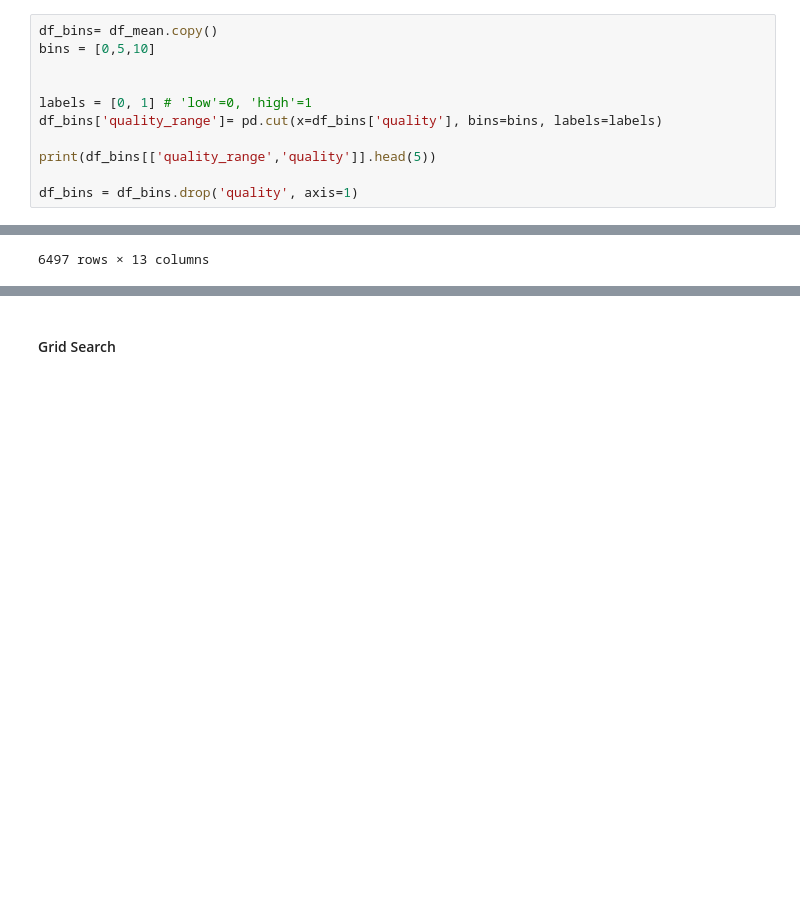
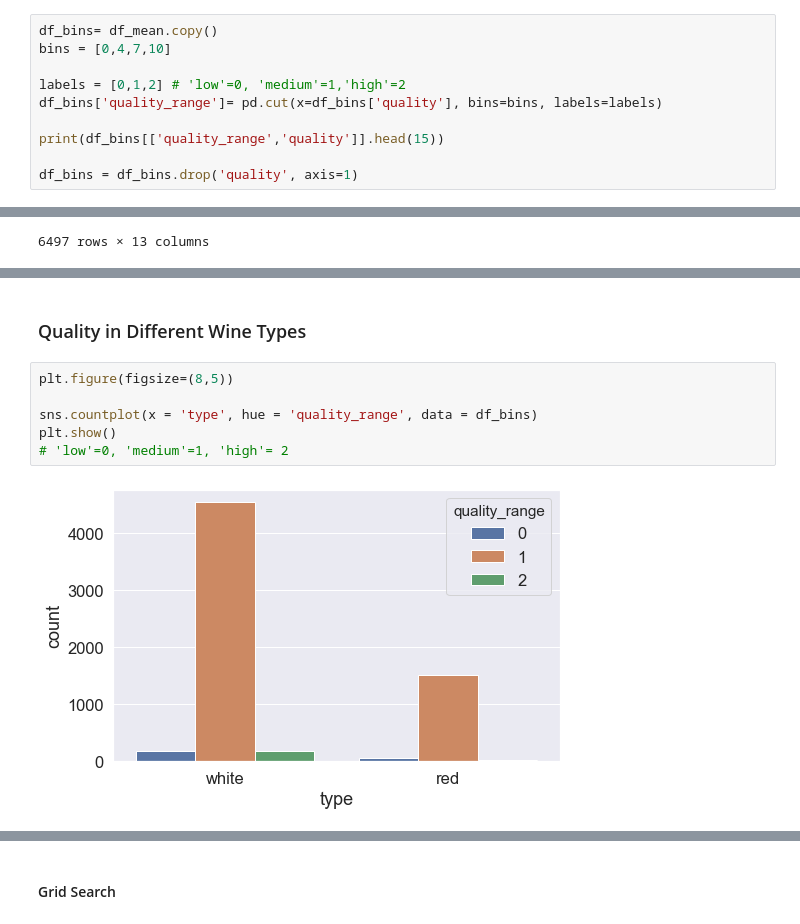
Before and after one commit to Jingyi-Yan/applied_data_science, a Jupyter notebook: Project_JingyiYan/notebooks/Final Project.ipynb, the cells around one changed output, grey strips where cells are left out. Drawn from its saved outputs; the diff is of its cells as text; blank space fills up the shorter version.

```diff
--- a/Project_JingyiYan/notebooks/Final Project.ipynb
+++ b/Project_JingyiYan/notebooks/Final Project.ipynb
@@ -159,12 +209,11 @@ df_mean
 # %%
 df_bins= df_mean.copy()
-bins = [0,5,10]
+bins = [0,4,7,10]
 
-
-labels = [0, 1] # 'low'=0, 'high'=1
+labels = [0,1,2] # 'low'=0, 'medium'=1,'high'=2
 df_bins['quality_range']= pd.cut(x=df_bins['quality'], bins=bins, labels=labels)
 
-print(df_bins[['quality_range','quality']].head(5))
+print(df_bins[['quality_range','quality']].head(15))
 
 df_bins = df_bins.drop('quality', axis=1)
 # %% [output]
@@ -192,0 +268,10 @@ df_bins
+# %% [markdown]
+ ### Quality in Different Wine Types
+# %%
+plt.figure(figsize=(8,5))
+
+sns.countplot(x = 'type', hue = 'quality_range', data = df_bins)
+plt.show()
+# 'low'=0, 'medium'=1, 'high'= 2
+# %% [output]
+[figure, added]
```
Also changed, not shown: parts of 53 cells of this notebook, 1 other file.
